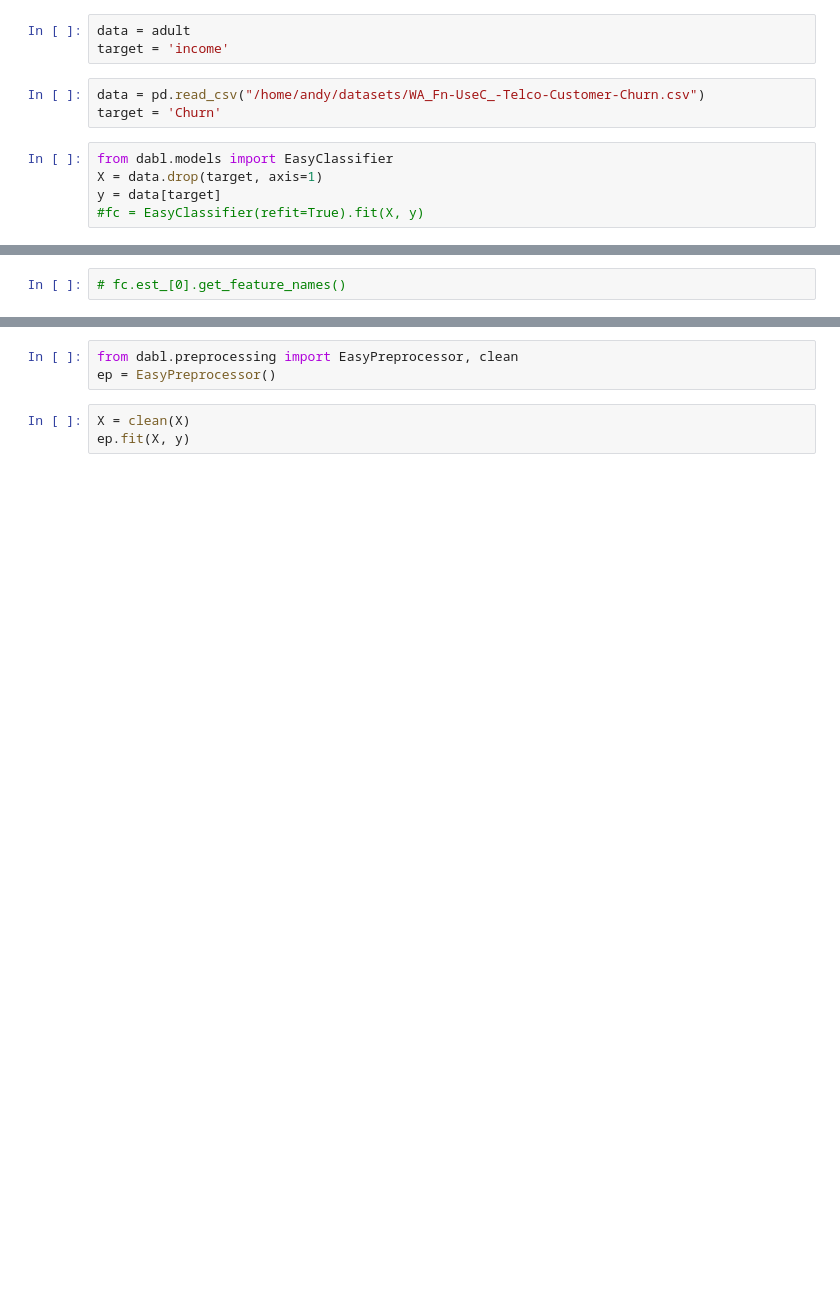
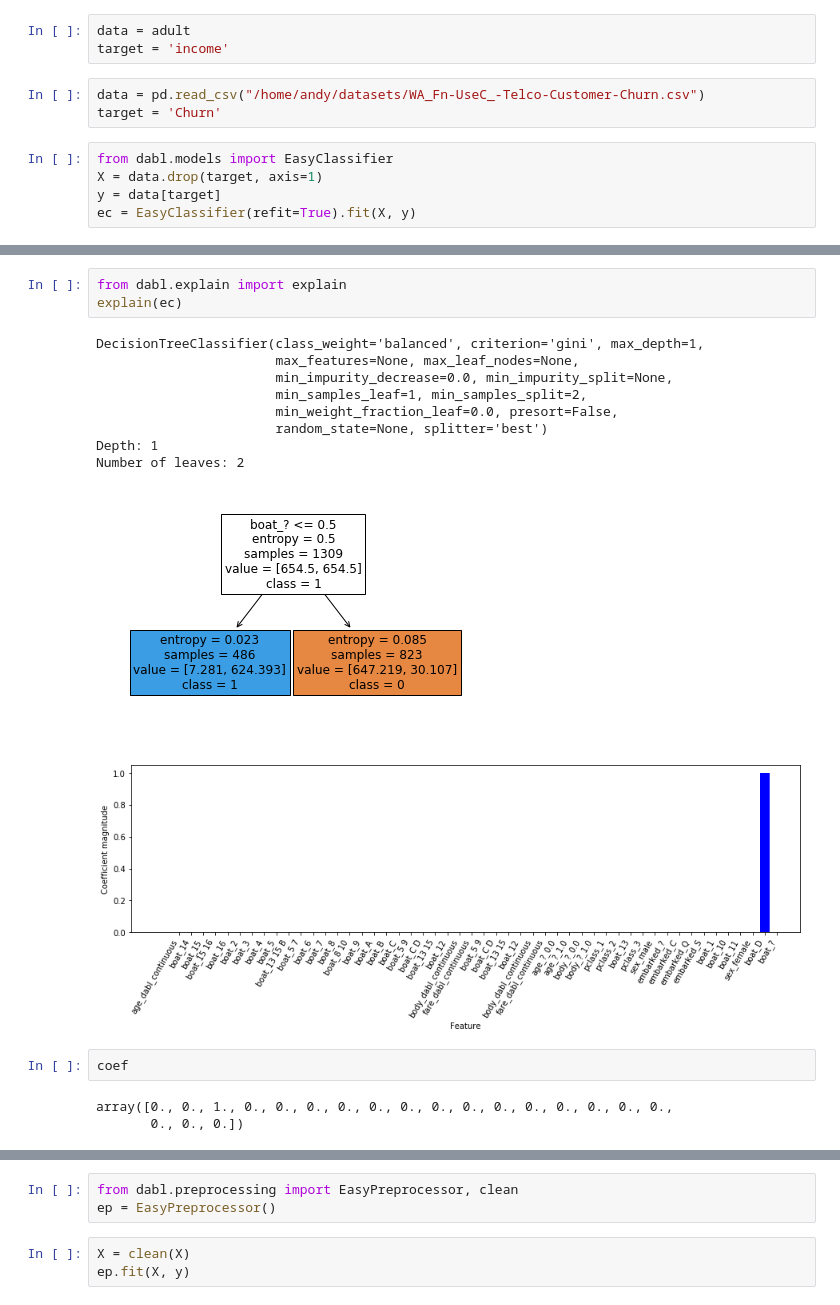
Before and after one commit to dabl/dabl, a Jupyter notebook: testing.ipynb, the cells around one changed output, grey strips where cells are left out. Saved outputs shown, nothing was run; the diff lists cells and outputs as text; blank space fills up the shorter version.

Commit message:
move plot_coefficients, fix it up

```diff
--- a/testing.ipynb
+++ b/testing.ipynb
@@ -60,4 +60,4 @@ target = 'Churn'
 from dabl.models import EasyClassifier
 X = data.drop(target, axis=1)
 y = data[target]
-#fc = EasyClassifier(refit=True).fit(X, y)
+ec = EasyClassifier(refit=True).fit(X, y)
@@ -64,2 +82,19 @@ y = data[target]
-# %%
-# fc.est_[0].get_feature_names()
+# %%
+from dabl.explain import explain
+explain(ec)
+# %% [output]
+DecisionTreeClassifier(class_weight='balanced', criterion='gini', max_depth=1,
+                       max_features=None, max_leaf_nodes=None,
+                       min_impurity_decrease=0.0, min_impurity_split=None,
+                       min_samples_leaf=1, min_samples_split=2,
+                       min_weight_fraction_leaf=0.0, presort=False,
+                       random_state=None, splitter='best')
+Depth: 1
+Number of leaves: 2
+[figure, added]
+[figure, added]
+# %%
+coef
+# %% [output]
+array([0., 0., 1., 0., 0., 0., 0., 0., 0., 0., 0., 0., 0., 0., 0., 0., 0.,
+       0., 0., 0.])
```
Also changed, not shown: parts of 13 cells of this notebook, 3 other files.
